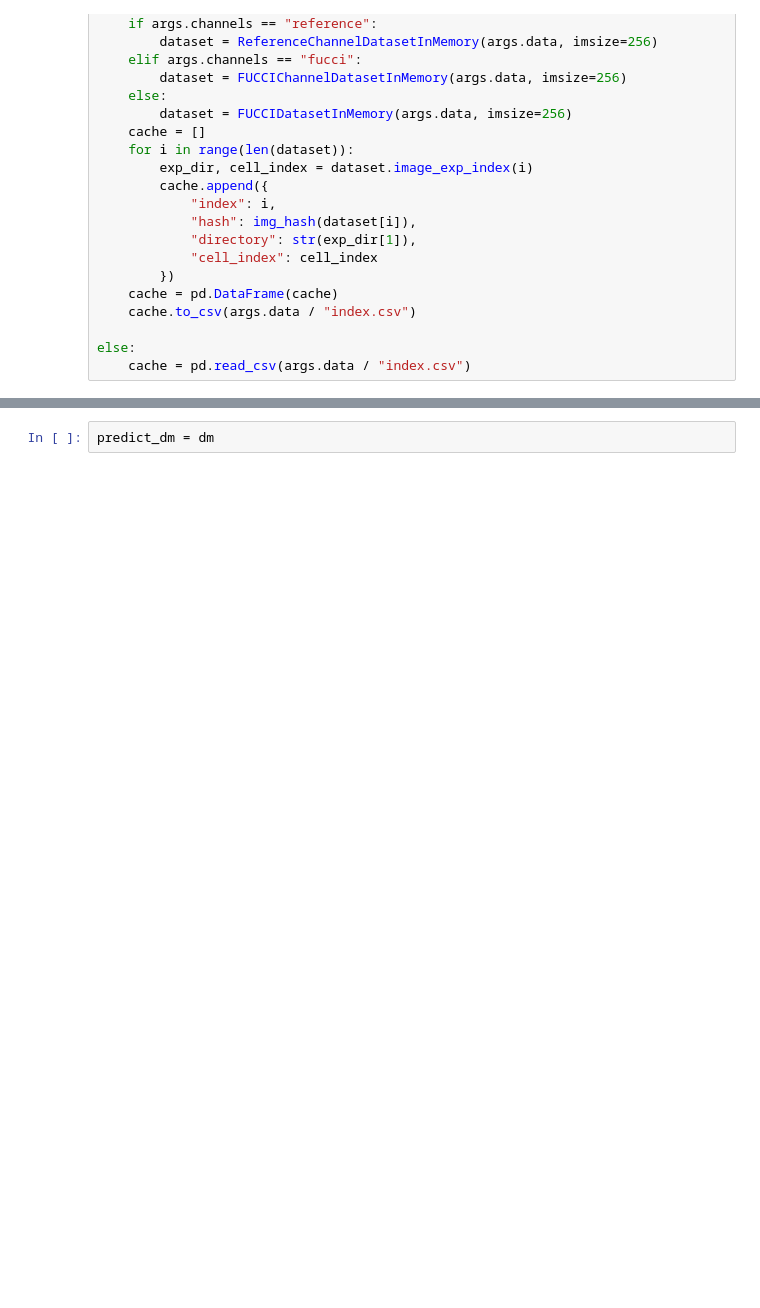
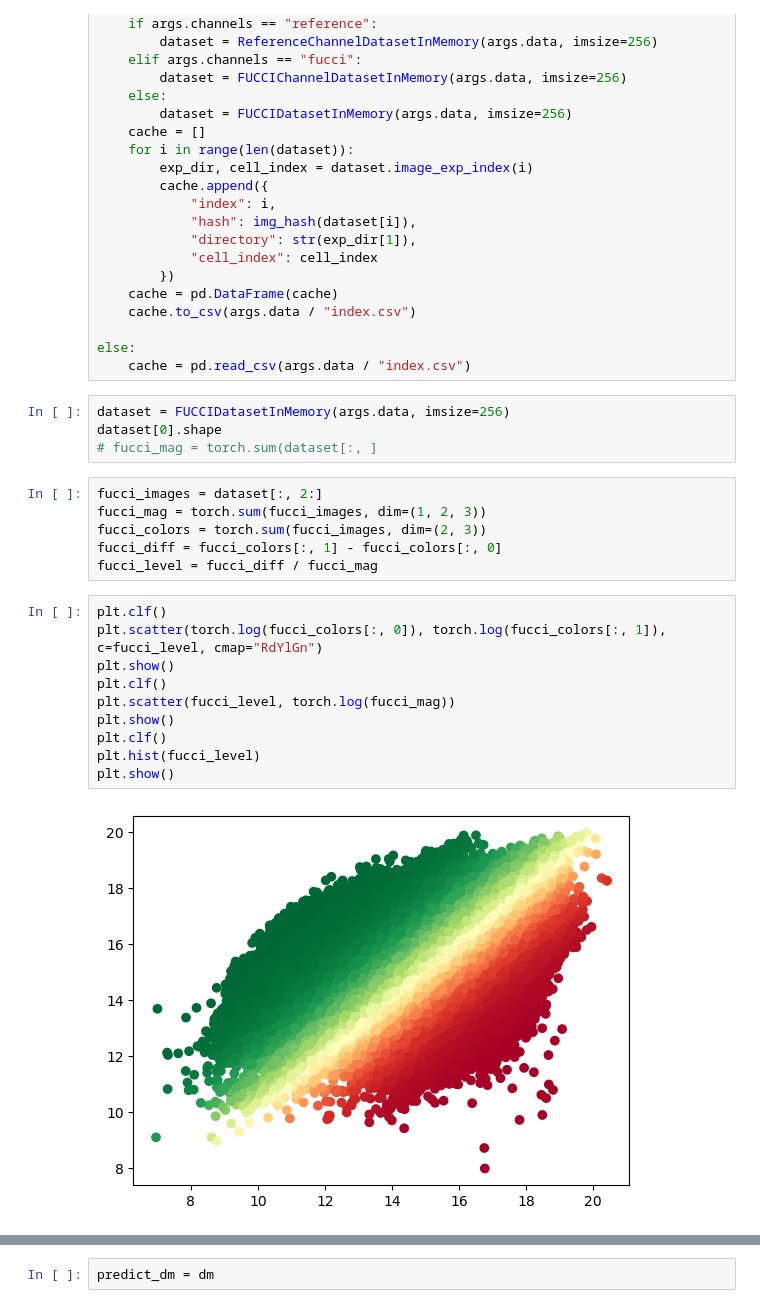
Before and after one commit to ishan-gaur/implicit-cell-model, a Jupyter notebook: notebooks/embedding.ipynb, the cells around one changed output, grey strips where cells are left out. Saved outputs shown, nothing was run; the diff lists cells and outputs as text; blank space fills up the shorter version.

```diff
--- a/notebooks/embedding.ipynb
+++ b/notebooks/embedding.ipynb
@@ -43,3 +102,25 @@ if args.data / "index.csv" not in args.data.iterdir():
 
 else:
     cache = pd.read_csv(args.data / "index.csv")
+# %%
+dataset = FUCCIDatasetInMemory(args.data, imsize=256)
+dataset[0].shape
+# fucci_mag = torch.sum(dataset[:, ]
+# %%
+fucci_images = dataset[:, 2:]
+fucci_mag = torch.sum(fucci_images, dim=(1, 2, 3))
+fucci_colors = torch.sum(fucci_images, dim=(2, 3))
+fucci_diff = fucci_colors[:, 1] - fucci_colors[:, 0]
+fucci_level = fucci_diff / fucci_mag
+# %%
+plt.clf()
+plt.scatter(torch.log(fucci_colors[:, 0]), torch.log(fucci_colors[:, 1]), c=fucci_level, cmap="RdYlGn")
+plt.show()
+plt.clf()
+plt.scatter(fucci_level, torch.log(fucci_mag))
+plt.show()
+plt.clf()
+plt.hist(fucci_level)
+plt.show()
+# %% [output]
+[figure, added]
```
Also changed, not shown: parts of 18 cells of this notebook, 4 other files.
